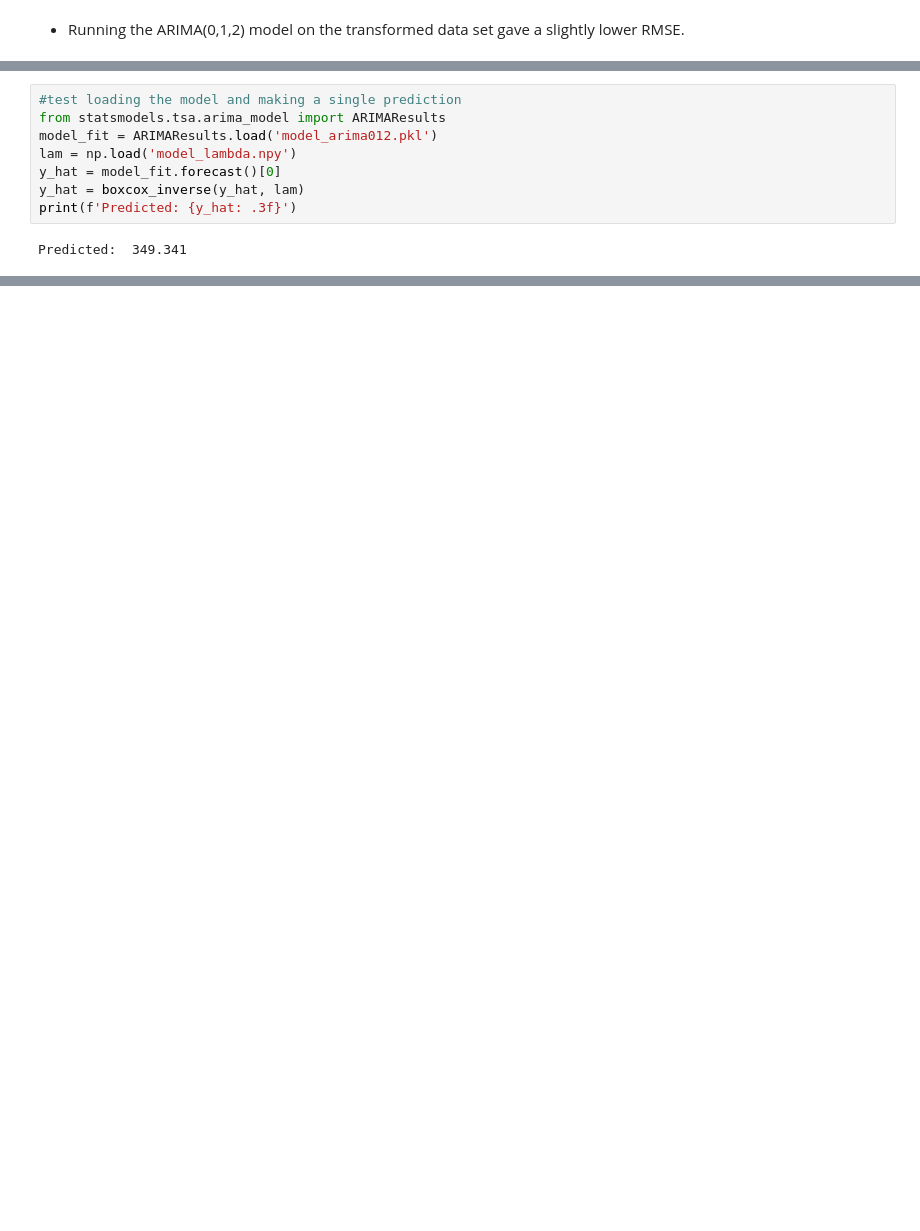
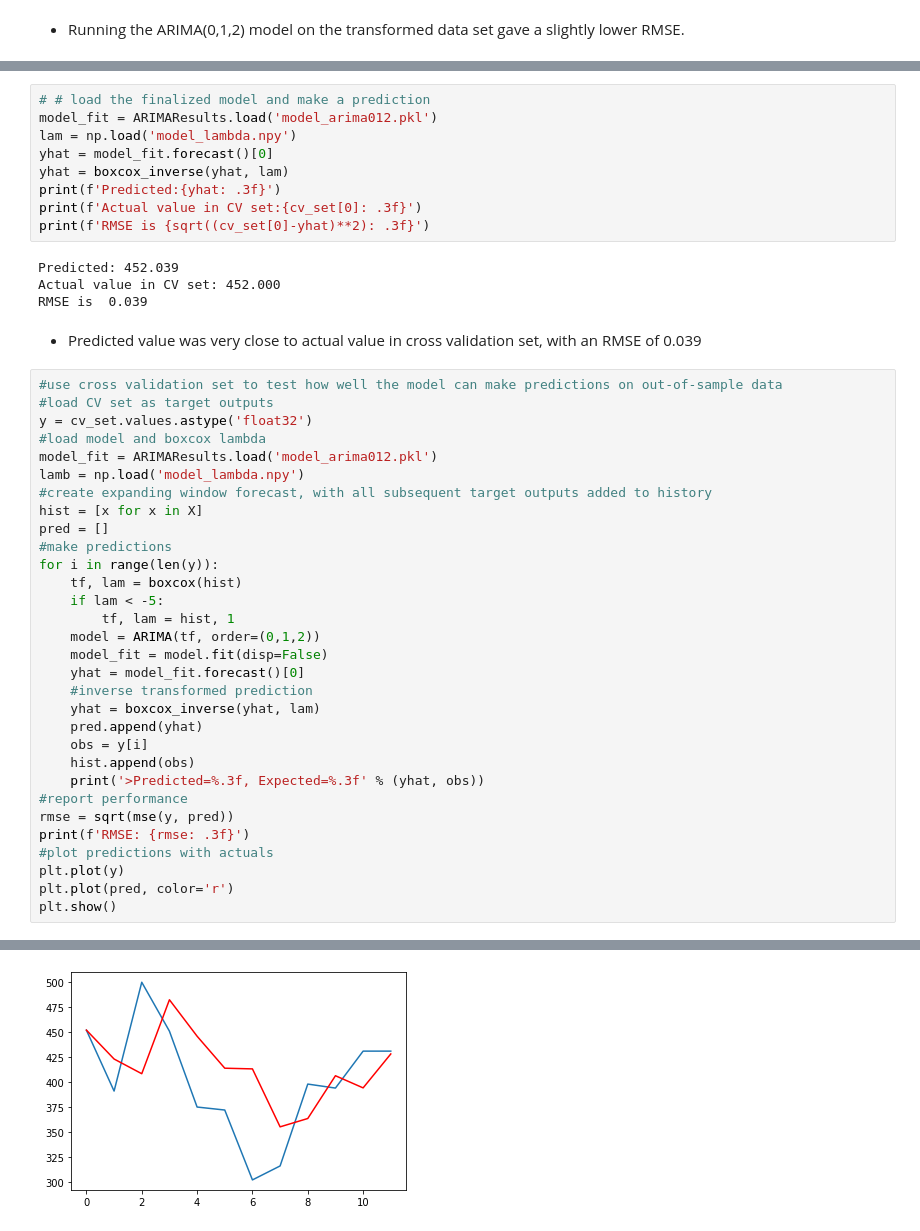
Before and after one commit to grantrzchan/HTX_Armed_Robberies, a Jupyter notebook: HTX_Armed_Robberies.ipynb, the cells around one changed output, grey strips where cells are left out. Cells and saved outputs as stored; diff of their text form; blank space fills up the shorter version.

Commit message:
Finished ARIMA model predictions

```diff
--- a/HTX_Armed_Robberies.ipynb
+++ b/HTX_Armed_Robberies.ipynb
@@ -431,10 +431,47 @@ np.save('model_lambda.npy',[lam])
 # %%
-#test loading the model and making a single prediction
-from statsmodels.tsa.arima_model import ARIMAResults
+# # load the finalized model and make a prediction
 model_fit = ARIMAResults.load('model_arima012.pkl')
 lam = np.load('model_lambda.npy')
-y_hat = model_fit.forecast()[0]
-y_hat = boxcox_inverse(y_hat, lam)
-print(f'Predicted: {y_hat: .3f}')
+yhat = model_fit.forecast()[0]
+yhat = boxcox_inverse(yhat, lam)
+print(f'Predicted:{yhat: .3f}')
+print(f'Actual value in CV set:{cv_set[0]: .3f}')
+print(f'RMSE is {sqrt((cv_set[0]-yhat)**2): .3f}')
 # %% [output]
-Predicted:  349.341
+Predicted: 452.039
+Actual value in CV set: 452.000
+RMSE is  0.039
+# %% [markdown]
+- Predicted value was very close to actual value in cross validation set, with an RMSE of 0.039
+# %%
+#use cross validation set to test how well the model can make predictions on out-of-sample data
+#load CV set as target outputs
+y = cv_set.values.astype('float32')
+#load model and boxcox lambda
+model_fit = ARIMAResults.load('model_arima012.pkl')
+lamb = np.load('model_lambda.npy')
+#create expanding window forecast, with all subsequent target outputs added to history
+hist = [x for x in X]
+pred = []
+#make predictions
+for i in range(len(y)):
+    tf, lam = boxcox(hist)
+    if lam < -5:
+        tf, lam = hist, 1
+    model = ARIMA(tf, order=(0,1,2))
+    model_fit = model.fit(disp=False)
+    yhat = model_fit.forecast()[0]
+    #inverse transformed prediction
+    yhat = boxcox_inverse(yhat, lam)
+    pred.append(yhat)
+    obs = y[i]
+    hist.append(obs)
+    print('>Predicted=%.3f, Expected=%.3f' % (yhat, obs))
+#report performance
+rmse = sqrt(mse(y, pred))
+print(f'RMSE: {rmse: .3f}')
+#plot predictions with actuals
+plt.plot(y)
+plt.plot(pred, color='r')
+plt.show()
+# %% [output]
@@ -440,0 +491 @@ Predicted:  349.341
+[figure, added]
```
Also changed, not shown: parts of 8 cells of this notebook, 2 other files.
